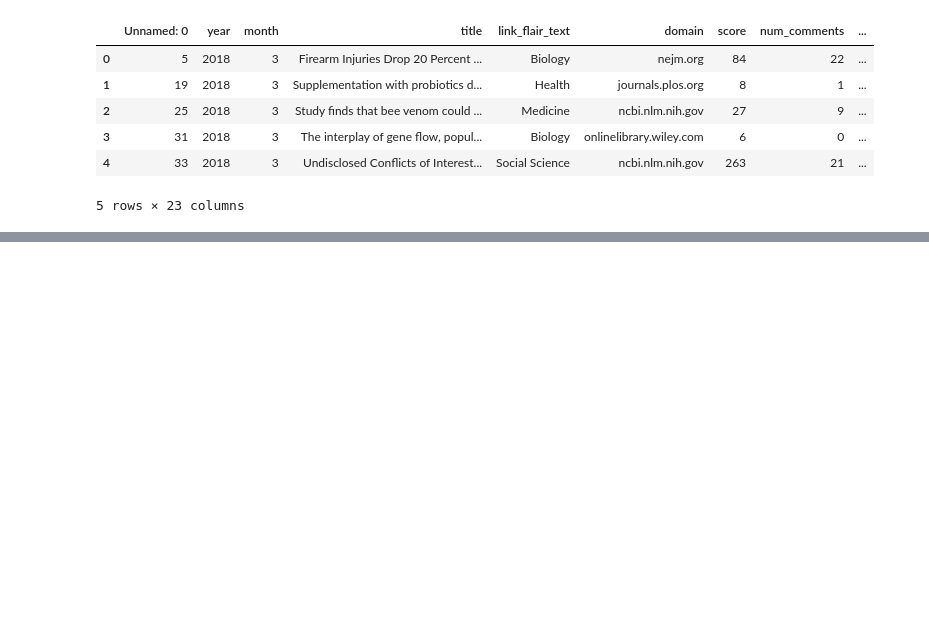
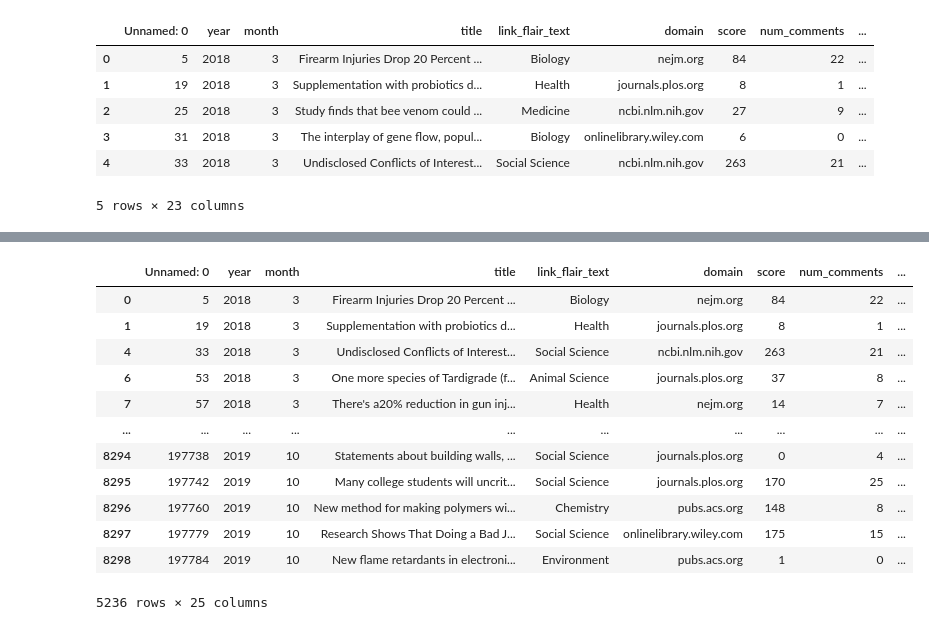
Before and after one commit to vetlewj/algorithmic-media, a Jupyter notebook: semantic_scholar/get_abstracts_from_sem_scholar.ipynb, the cells around one changed output, grey strips where cells are left out. Saved outputs shown, nothing was run; the diff lists cells and outputs as text; code cells hidden in the pictures; blank space fills up the shorter version.

Commit message:
get title and abstracts from semantic scholar using identifiers

```diff
--- a/semantic_scholar/get_abstracts_from_sem_scholar.ipynb
+++ b/semantic_scholar/get_abstracts_from_sem_scholar.ipynb
@@ -44,9 +47,18 @@ def fetch_paper_details(ids):
 
 batch_size = 100
 results = []
-# for i in range(0, len(inp_df), batch_size):
-for i in range(0, 2, batch_size): # for testing purposes
+for i in tqdm(range(0, len(inp_df), batch_size)):
     batch_ids = inp_df['identifier'].iloc[i:i + batch_size].tolist()
     data = fetch_paper_details(batch_ids)
     results.extend(data)
-    time.sleep(1)  # Max 1 request per second
+    # If we get a result, add columns title and abstract to df
+    if data:
+        for j, r in enumerate(data):
+            if r:
+                sem_title = r.get('title', None)
+                sem_abstract = r.get('abstract', None)
+                if sem_title:
+                    inp_df.loc[i+j, 'sem_scholar_title'] = sem_title
+                if sem_abstract:
+                    inp_df.loc[i+j, 'sem_scholar_abstract'] = sem_abstract
+    time.sleep(1.5)  # Max 1 request per second, adding some buffer as I got some 429 errors
@@ -66,0 +75,20 @@ AttributeError: 'NoneType' object has no attribute 'keys'
+# %%
+# if sem scholar title or abstract is nan or text is "nan", then remove that row
+inp_df = inp_df[(~inp_df['sem_scholar_title'].isnull()) & (inp_df['sem_scholar_title'] != 'nan')]
+inp_df = inp_df[(~inp_df['sem_scholar_abstract'].isnull()) & (inp_df['sem_scholar_abstract'] != 'nan')]
+
+inp_df
+# %% [output]
+|  | Unnamed: 0 | year | month | title | link_flair_text | domain | score | num_comments | ... |
+| 0 | 5 | 2018 | 3 | Firearm Injuries Drop 20 Percent ... | Biology | nejm.org | 84 | 22 | ... |
+| 1 | 19 | 2018 | 3 | Supplementation with probiotics d... | Health | journals.plos.org | 8 | 1 | ... |
+| 4 | 33 | 2018 | 3 | Undisclosed Conflicts of Interest... | Social Science | ncbi.nlm.nih.gov | 263 | 21 | ... |
+| 6 | 53 | 2018 | 3 | One more species of Tardigrade (f... | Animal Science | journals.plos.org | 37 | 8 | ... |
+| 7 | 57 | 2018 | 3 | There's a20% reduction in gun inj... | Health | nejm.org | 14 | 7 | ... |
+| ... | ... | ... | ... | ... | ... | ... | ... | ... | ... |
+| 8294 | 197738 | 2019 | 10 | Statements about building walls, ... | Social Science | journals.plos.org | 0 | 4 | ... |
+| 8295 | 197742 | 2019 | 10 | Many college students will uncrit... | Social Science | journals.plos.org | 170 | 25 | ... |
+| 8296 | 197760 | 2019 | 10 | New method for making polymers wi... | Chemistry | pubs.acs.org | 148 | 8 | ... |
+| 8297 | 197779 | 2019 | 10 | Research Shows That Doing a Bad J... | Social Science | onlinelibrary.wiley.com | 175 | 15 | ... |
+| 8298 | 197784 | 2019 | 10 | New flame retardants in electroni... | Environment | pubs.acs.org | 1 | 0 | ... |
+5236 rows × 25 columns
```
Also changed, not shown: parts of 9 cells of this notebook.
